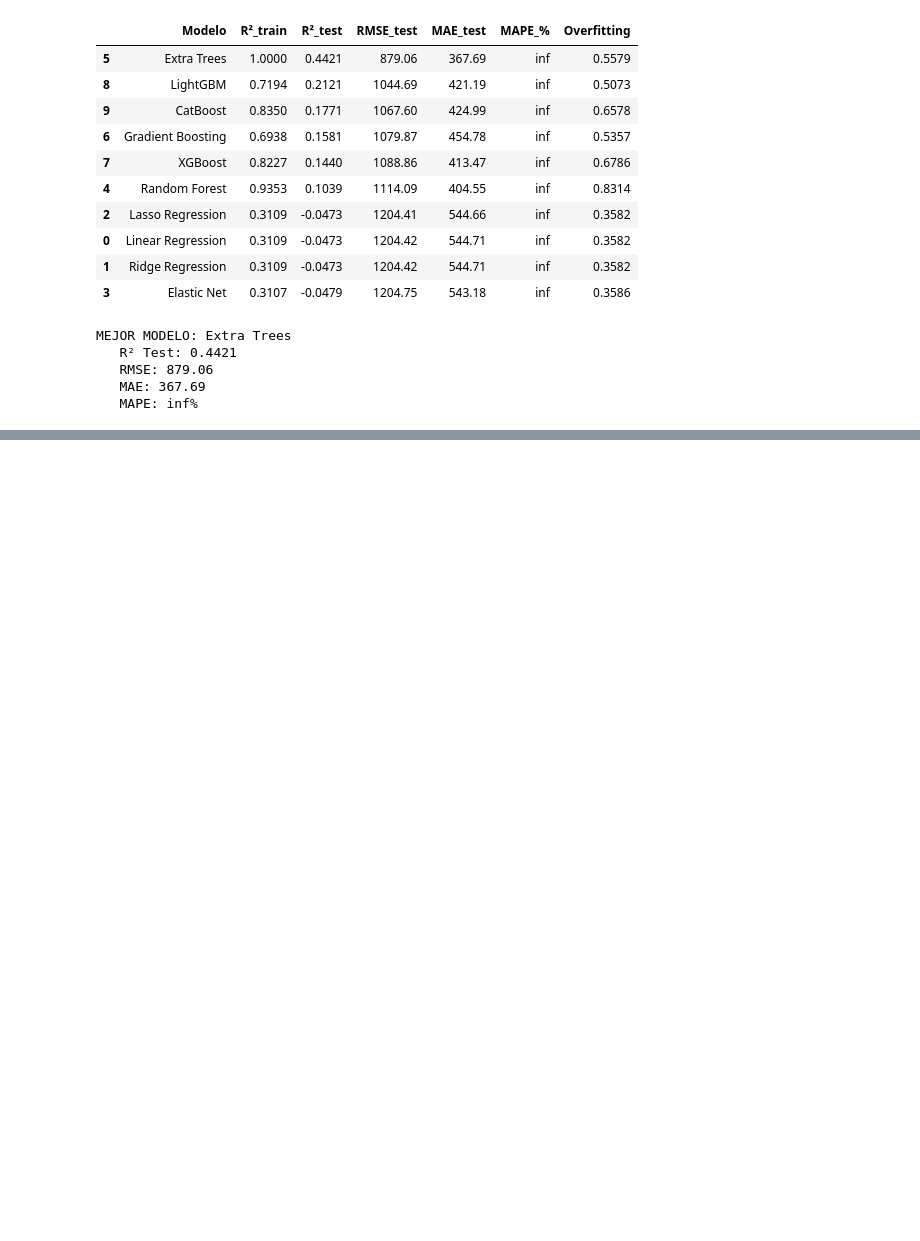
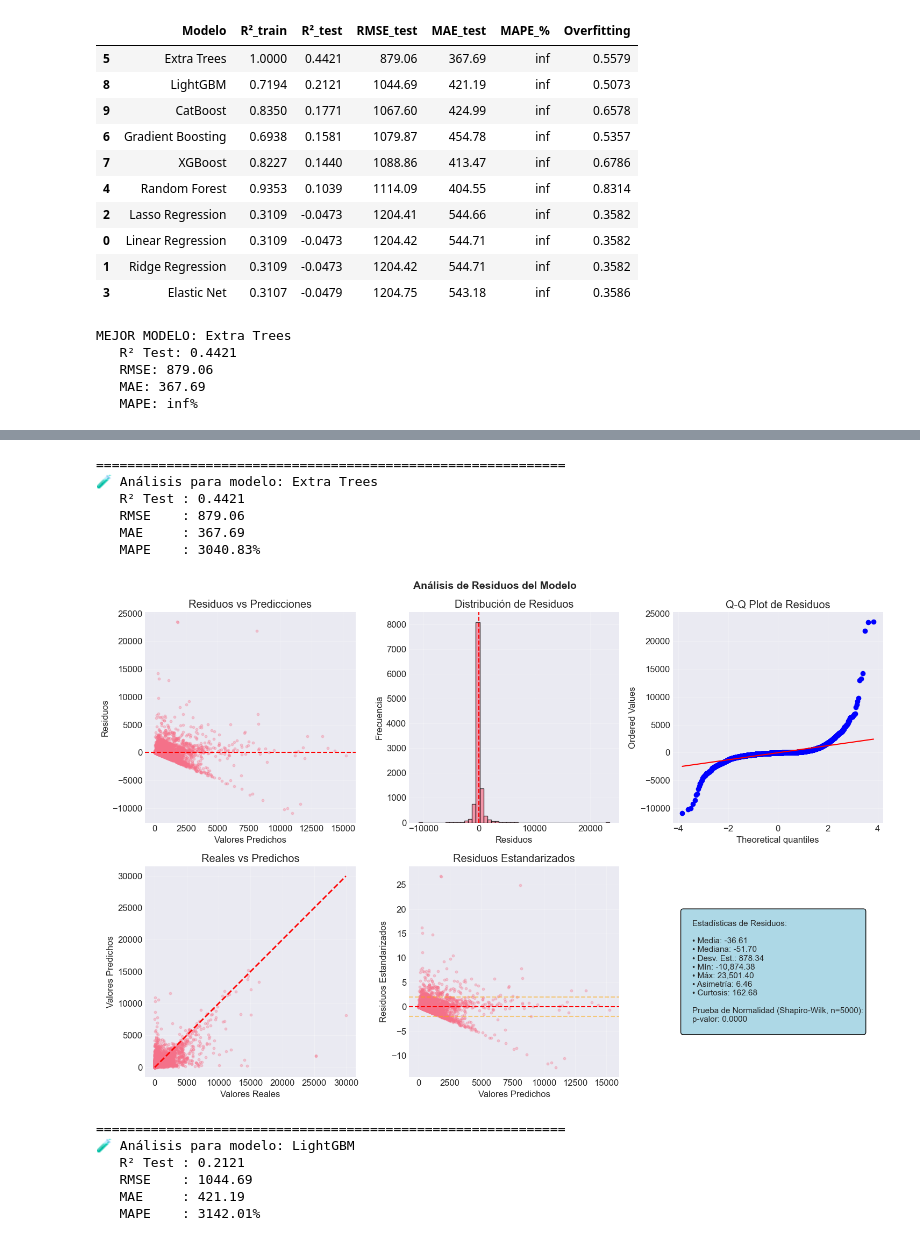
Before and after one commit to Henao13/Data-SciencePI, a Jupyter notebook: eda_incial (1).ipynb, the cells around one changed output, grey strips where cells are left out. Saved outputs shown, nothing was run; the diff lists cells and outputs as text; code cells hidden in the pictures; blank space fills up the shorter version.

```diff
--- a/eda_incial (1).ipynb
+++ b/eda_incial (1).ipynb
@@ -2826,0 +2361,46 @@ print(conclusions)
+# %%
+for name in top2_model_names:
+    print("\n" + "="*60)
+    print(f"🧪 Análisis para modelo: {name}")
+
+    model = models[name]  # el modelo ya está entrenado por tu loop anterior
+
+    # Predicciones en test
+    y_pred_test = model.predict(X_test)
+
+    # Métricas
+    rmse_test = np.sqrt(mean_squared_error(y_test, y_pred_test))
+    mae_test = mean_absolute_error(y_test, y_pred_test)
+    r2_test = r2_score(y_test, y_pred_test)
+
+    # MAPE robusto (evitar división por cero)
+    y_test_safe = y_test.copy()
+    mask_nonzero = y_test_safe != 0
+    if mask_nonzero.any():
+        mape_test = np.mean(
+            np.abs((y_test_safe[mask_nonzero] - y_pred_test[mask_nonzero]) / y_test_safe[mask_nonzero])
+        ) * 100
+    else:
+        mape_test = np.nan
+
+    print(f"   R² Test : {r2_test:.4f}")
+    print(f"   RMSE    : {rmse_test:.2f}")
+    print(f"   MAE     : {mae_test:.2f}")
+    print(f"   MAPE    : {mape_test:.2f}%")
+
+    # 🔍 Análisis de residuos
+    analyze_residuals(y_test, y_pred_test)
+# %% [output]
+============================================================
+🧪 Análisis para modelo: Extra Trees
+   R² Test : 0.4421
+   RMSE    : 879.06
+   MAE     : 367.69
+   MAPE    : 3040.83%
+[figure, added]
+============================================================
+🧪 Análisis para modelo: LightGBM
+   R² Test : 0.2121
+   RMSE    : 1044.69
+   MAE     : 421.19
+   MAPE    : 3142.01%
```
Also changed, not shown: parts of 18 cells of this notebook.
